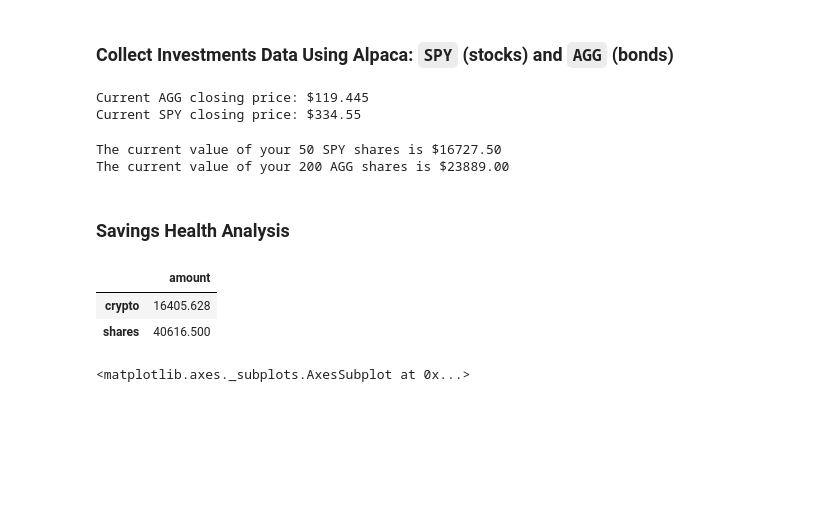
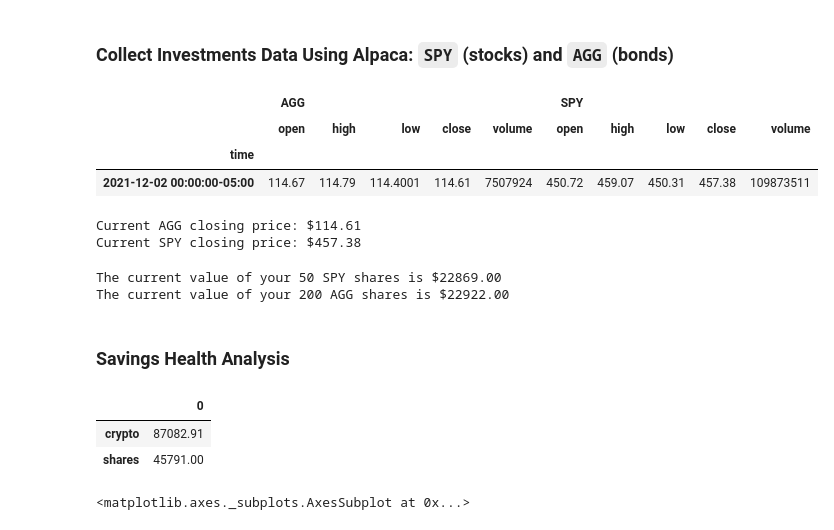
Before and after one commit to vegasmaven/fintech_homework, a Jupyter notebook: hw5.ipynb, the cells around one changed output. Saved outputs shown, nothing was run; the diff lists cells and outputs as text; code cells hidden in the pictures; blank space fills up the shorter version.

```diff
--- a/hw5.ipynb
+++ b/hw5.ipynb
@@ -68,59 +69,89 @@ The current value of your 5.3 ETH is $24039.26
 # %%
 # Set Alpaca API key and secret
-# YOUR CODE HERE!
-
+alpaca_api_key = os.getenv("alpaca_api_key")
+api_secret_key = os.getenv("alpaca_secret_key")
 # Create the Alpaca API object
 # YOUR CODE HERE!
+#print (api_key)
+#print (api_secret_key)
+alpaca = tradeapi.REST(
+    alpaca_api_key,
+    api_secret_key,
+    api_version="v2")
 # %%
 # Format current date as ISO format
 # YOUR CODE HERE!
+today = pd.Timestamp("2021-12-02", tz="America/New_York").isoformat()
 
 # Set the tickers
 tickers = ["AGG", "SPY"]
 
 # Set timeframe to '1D' for Alpaca API
 timeframe = "1D"
 
 # Get current closing prices for SPY and AGG
-# YOUR CODE HERE!
+df_portfolio = alpaca.get_barset(
+    tickers,
+    timeframe,
+    start = today,
+    end = today
+).df
+
 
 # Preview DataFrame
-# YOUR CODE HERE!
+df_portfolio
+# %% [output]
+|  | AGG |  |  |  |  | SPY |  |  |  |  |
+|  | open | high | low | close | volume | open | high | low | close | volume |
+| time |  |  |  |  |  |  |  |  |  |  |
+| 2021-12-02 00:00:00-05:00 | 114.67 | 114.79 | 114.4001 | 114.61 | 7507924 | 450.72 | 459.07 | 450.31 | 457.38 | 109873511 |
 # %%
 # Pick AGG and SPY close prices
-# YOUR CODE HERE!
+agg_close_price = float(df_portfolio["AGG"]["close"])
+spy_close_price = float(df_portfolio["SPY"]["close"])
 
 # Print AGG and SPY close prices
 print(f"Current AGG closing price: ${agg_close_price}")
 print(f"Current SPY closing price: ${spy_close_price}")
 # %% [output]
-Current AGG closing price: $119.445
-Current SPY closing price: $334.55
+Current AGG closing price: $114.61
+Current SPY closing price: $457.38
 # %%
 # Compute the current value of shares
-# YOUR CODE HERE!
+agg_value = agg_close_price * my_agg
+spy_value = spy_close_price * my_spy
 
 # Print current value of share
-print(f"The current value of your {my_spy} SPY shares is ${my_spy_value:0.2f}")
-print(f"The current value of your {my_agg} AGG shares is ${my_agg_value:0.2f}")
+print(f"The current value of your {my_spy} SPY shares is ${spy_value:0.2f}")
+print(f"The current value of your {my_agg} AGG shares is ${agg_value:0.2f}")
 # %% [output]
-The current value of your 50 SPY shares is $16727.50
-The current value of your 200 AGG shares is $23889.00
+The current value of your 50 SPY shares is $22869.00
+The current value of your 200 AGG shares is $22922.00
 # %% [markdown]
 ### Savings Health Analysis
-# %%
-# Set monthly household income
-# YOUR CODE HERE!
-
-# Create savings DataFrame
-# YOUR CODE HERE!
-
-# Display savings DataFrame
-display(df_savings)
-# %% [output]
-|  | amount |
-| crypto | 16405.628 |
-| shares | 40616.500 |
+# %%
+# Set monthly household income
+monthly_income=12000
+
+value_data = {
+    "crypto": [my_btc_value + my_eth_value],
+    "shares": [spy_value + agg_value]
+}
+
+# Create a DataFrame with the current value of shares
+df_value = pd.DataFrame(value_data).T
+
+# Display DataFrame data
+df_value
+# Create savings DataFrame
+
+
+# Display savings DataFrame
+display(df_value)
+# %% [output]
+|  | 0 |
+| crypto | 87082.91 |
+| shares | 45791.00 |
 # %%
 # Plot savings pie chart
 # YOUR CODE HERE!
```
Also changed, not shown: parts of 2 cells of this notebook.
